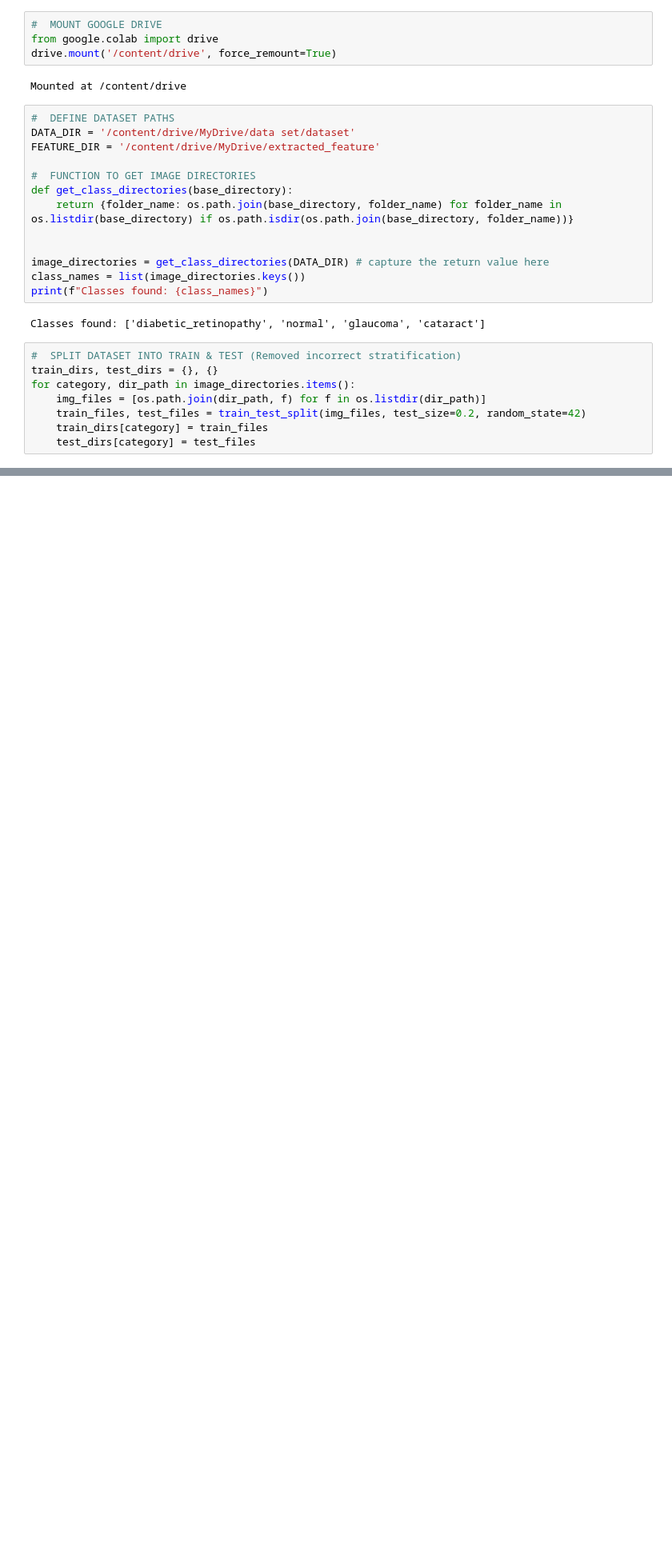
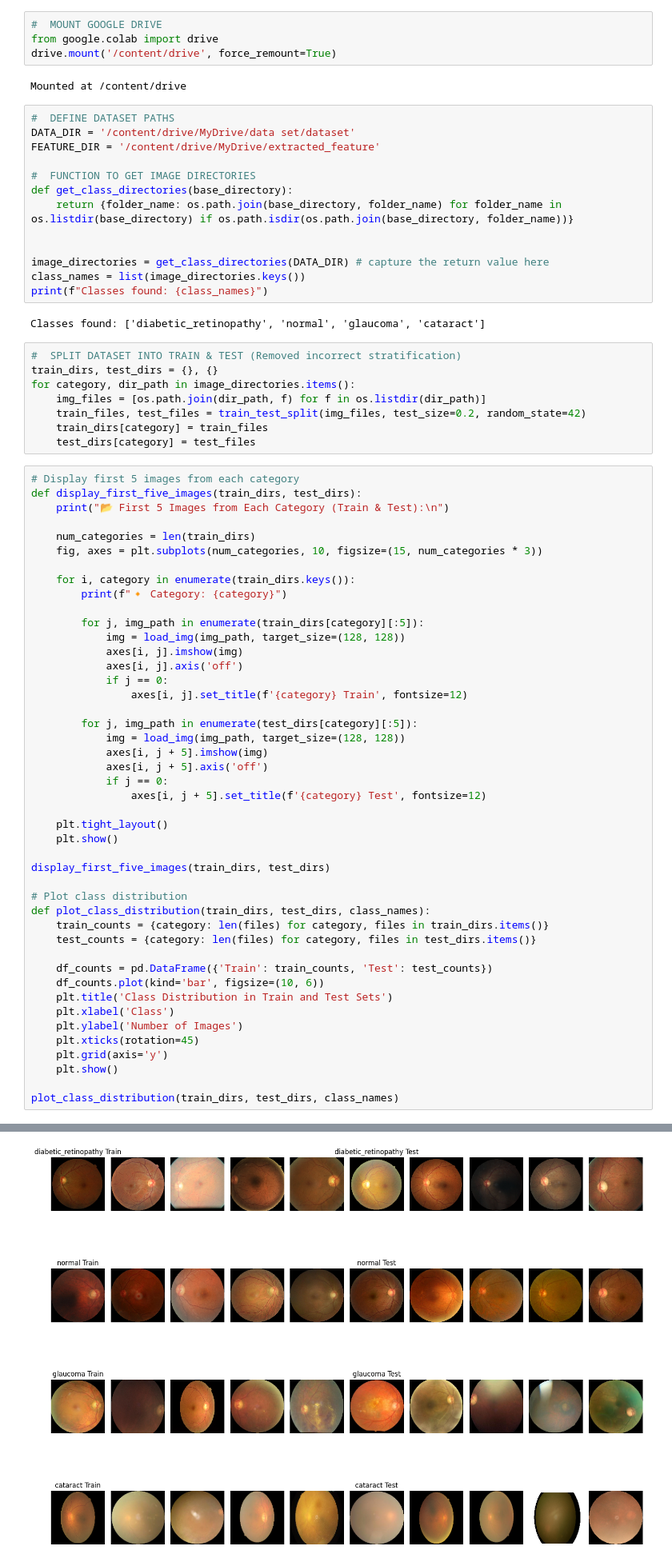
Before and after one commit to DinurakshanRavichandran/Visio-Glance, a Jupyter notebook: Res_Mob_Final.ipynb, the cells around one changed output, grey strips where cells are left out. Shown at 80% size. Drawn from its saved outputs; the diff is of its cells as text; blank space fills up the shorter version.

```diff
--- a/Res_Mob_Final.ipynb
+++ b/Res_Mob_Final.ipynb
@@ -41,3 +41,49 @@ for category, dir_path in image_directories.items():
     train_files, test_files = train_test_split(img_files, test_size=0.2, random_state=42)
     train_dirs[category] = train_files
     test_dirs[category] = test_files
+# %%
+# Display first 5 images from each category
+def display_first_five_images(train_dirs, test_dirs):
+    print("📂 First 5 Images from Each Category (Train & Test):\n")
+
+    num_categories = len(train_dirs)
+    fig, axes = plt.subplots(num_categories, 10, figsize=(15, num_categories * 3))
+
+    for i, category in enumerate(train_dirs.keys()):
+        print(f"🔸 Category: {category}")
+
+        for j, img_path in enumerate(train_dirs[category][:5]):
+            img = load_img(img_path, target_size=(128, 128))
+            axes[i, j].imshow(img)
+            axes[i, j].axis('off')
+            if j == 0:
+                axes[i, j].set_title(f'{category} Train', fontsize=12)
+
+        for j, img_path in enumerate(test_dirs[category][:5]):
+            img = load_img(img_path, target_size=(128, 128))
+            axes[i, j + 5].imshow(img)
+            axes[i, j + 5].axis('off')
+            if j == 0:
+                axes[i, j + 5].set_title(f'{category} Test', fontsize=12)
+
+    plt.tight_layout()
+    plt.show()
+
+display_first_five_images(train_dirs, test_dirs)
+
+# Plot class distribution
+def plot_class_distribution(train_dirs, test_dirs, class_names):
+    train_counts = {category: len(files) for category, files in train_dirs.items()}
+    test_counts = {category: len(files) for category, files in test_dirs.items()}
+
+    df_counts = pd.DataFrame({'Train': train_counts, 'Test': test_counts})
+    df_counts.plot(kind='bar', figsize=(10, 6))
+    plt.title('Class Distribution in Train and Test Sets')
+    plt.xlabel('Class')
+    plt.ylabel('Number of Images')
+    plt.xticks(rotation=45)
+    plt.grid(axis='y')
+    plt.show()
+
+plot_class_distribution(train_dirs, test_dirs, class_names)
+# %% [output]
@@ -43,0 +96 @@ for category, dir_path in image_directories.items():
+[figure, added]
```
Also changed, not shown: parts of 1 cell of this notebook.
